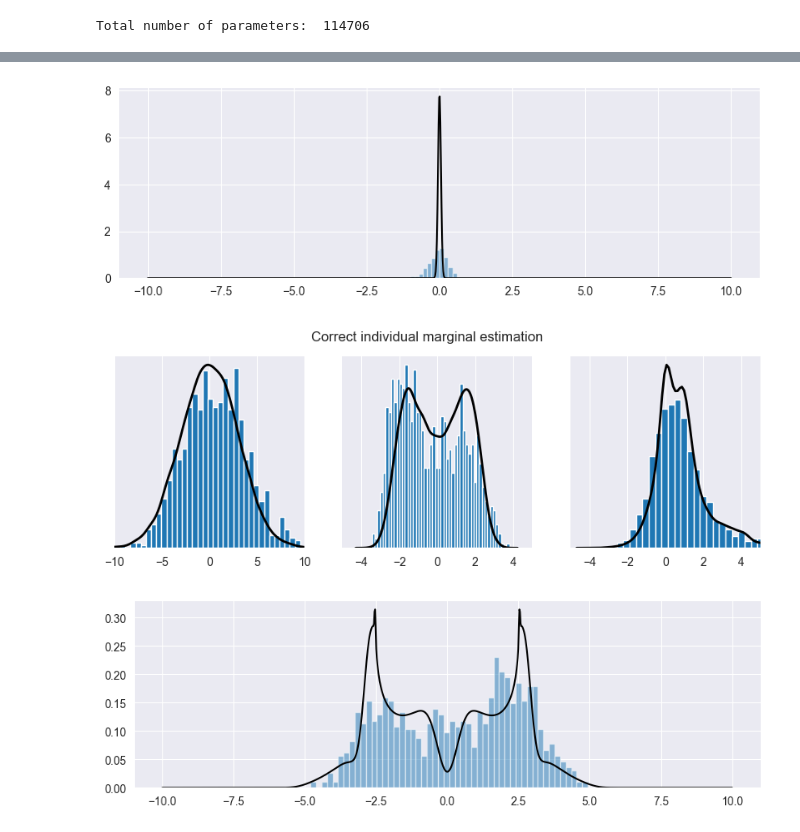
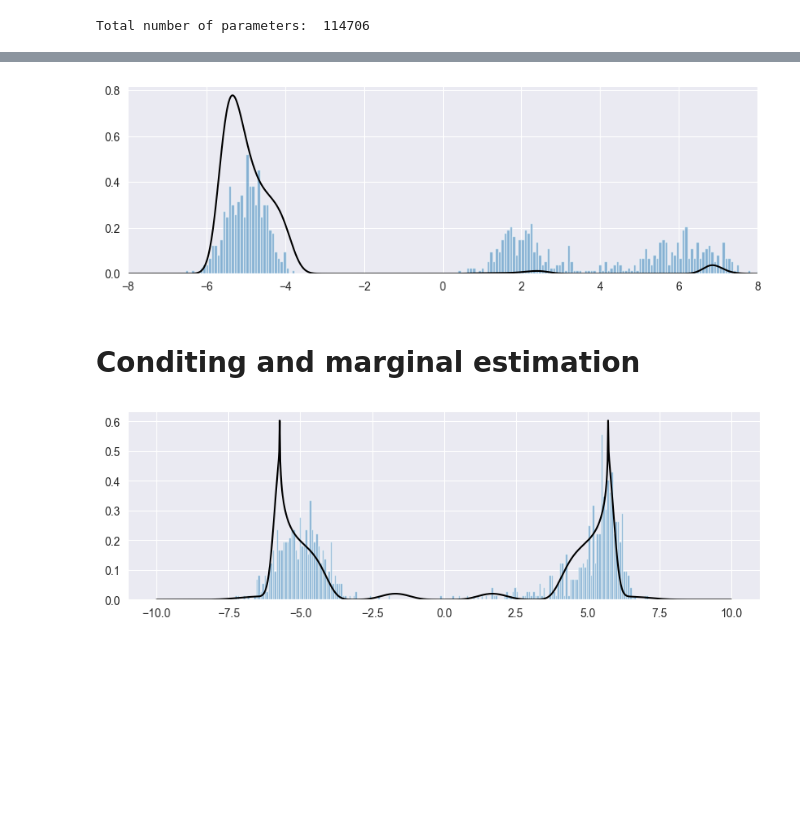
Before and after one commit to sebastianratzenboeck/AstroSimformer, a Jupyter notebook: dev_simformer_slim/train_simformer.ipynb, the cells around one changed output, grey strips where cells are left out. Cells and saved outputs as stored; diff of their text form; code cells hidden in the pictures; blank space fills up the shorter version.

```diff
--- a/dev_simformer_slim/train_simformer.ipynb
+++ b/dev_simformer_slim/train_simformer.ipynb
@@ -352,6 +352,6 @@ if model_path_name is not None:
     tsm.load_best_model(model_path_name)
 else:
     print("No model saved, fitting anew")
-    tsm.fit(epochs=50)
+    tsm.fit(epochs=100)
 # %% [output]
 No model saved, fitting anew
@@ -423,9 +423,12 @@ plt.show()
+# %%
+# x_o = data_clean[1,:,0]
+x_o = jnp.array([-5.1807,  1.6363,  3.2670])
 # %%
 # Conditional sampling
 
 # Full conditional estimation
 theta = jnp.linspace(-10, 10, 1000)
-x_o = data_clean[66,:,0]
+# x_o = data_clean[66,:,0]
 # standardize the data
 x_o_nm = (x_o - means) / stds
 true_post = true_posterior(theta, x_o[1], x_o[2])
@@ -435,10 +438,12 @@ samples = (jax.device_get(ys)[:,-1,:] * stds) + means
 fig = plt.figure(figsize=(10, 3))
 plt.plot(theta, true_post, color="k", label="True posterior")
 plt.hist(
-    samples[:, 0], bins=50, density=True,
+    samples[:, 0], bins=200, density=True,
     color="C0", alpha=0.5, label="Simformer samples"
 )
+r = -8, 8
+plt.xlim(r)
 plt.show()
 # %% [output]
-[figure, old version]
+[figure, new version]
 # %%
@@ -463,33 +468,33 @@ marginal_samples3 = (jax.device_get(marginal_samples3)[:,-1,:] * stds[2]) + mean
 # %%
-import seaborn as sns
-import numpy as np
-
-fig, ax = plt.subplots(1,3, figsize=(10,3))
-ax[0].hist(marginal_samples1, bins=50, density=True)
-ax[1].hist(marginal_samples2[:, 0], bins=50, density=True)
-ax[2].hist(marginal_samples3[:, 0], bins=50, density=True)
-sns.kdeplot(data_clean_no_norm[:, 0, 0], ax=ax[0], color="black", linewidth=2)
-sns.kdeplot(data_clean_no_norm[:, 1, 0], ax=ax[1], color="black", linewidth=2)
-sns.kdeplot(data_clean_no_norm[:, 2, 0], ax=ax[2], color="black", linewidth=2)
-
-ax[0].set_xlim(-10,10)
-ax[1].set_xlim(-5,5)
-ax[2].set_xlim(-5,5)
-fig.suptitle("Correct individual marginal estimation")
-for ax in ax:
-    ax.yaxis.set_visible(False)
-    # remove y spines
-    ax.spines['left'].set_visible(False)
+# import seaborn as sns
+# import numpy as np
+#
+# fig, ax = plt.subplots(1,3, figsize=(10,3))
+# ax[0].hist(marginal_samples1, bins=50, density=True)
+# ax[1].hist(marginal_samples2[:, 0], bins=50, density=True)
+# ax[2].hist(marginal_samples3[:, 0], bins=50, density=True)
+# sns.kdeplot(data_clean_no_norm[:, 0, 0], ax=ax[0], color="black", linewidth=2)
+# sns.kdeplot(data_clean_no_norm[:, 1, 0], ax=ax[1], color="black", linewidth=2)
+# sns.kdeplot(data_clean_no_norm[:, 2, 0], ax=ax[2], color="black", linewidth=2)
+#
+# ax[0].set_xlim(-10,10)
+# ax[1].set_xlim(-5,5)
+# ax[2].set_xlim(-5,5)
+# fig.suptitle("Correct individual marginal estimation")
+# for ax in ax:
+#     ax.yaxis.set_visible(False)
+#     # remove y spines
+#     ax.spines['left'].set_visible(False)
-# %% [output]
-[figure, removed]
+# %% [markdown]
+# Conditing and marginal estimation
 # %%
 # Marginal estimation alone (if you leave out marginal consitstency in the loss, this will fail but the above will still work!)
 shape = (2**10,)
 
 # x_o = data_clean[4,:,0]
-x_o = jnp.array([-2.2577, -1.7302,  0.6419])
+# x_o = jnp.array([-2.2577, -1.7302,  0.6419])
 # standardize the data
-x_o_nm = (x_o - means) / stds
+# x_o_nm = (x_o - means) / stds
 
 condition_mask = jnp.array([0, 1], dtype=int)
 node_ids_fit =  jnp.array([0, 2])             # the array you’re testing
@@ -507,20 +512,20 @@ marginal_samples_denorm = (jax.device_get(marginal_samples1)[:,-1,:] * stds[node
 # %%
 # # Full conditional estimation
 theta = jnp.linspace(-10, 10, 1000)
 x1_grid = jnp.linspace(-10, 10, 500)  # cover plausible x1 range
 posterior_marg = marginal_posterior_theta_given_x2_trapz_jax(
     theta, x_o[-1], x1_grid,
     sigma_x1=0.5, sigma_x2=0.5,
     mean_loc=0.0, mean_scale=3.0
 )
 
 r = -10, 10
 fig = plt.figure(figsize=(10, 3))
 plt.plot(theta, posterior_marg, color="k", label="True posterior")
 plt.hist(
-    marginal_samples_denorm[:, 0], bins=50, density=True,
+    marginal_samples_denorm[:, 0], bins=200, density=True,
     color="C0", alpha=0.5, label="Simformer samples"
 )
 plt.show()
 # %% [output]
-[figure, old version]
+[figure, new version]
```
Also changed, not shown: parts of 5 cells of this notebook, 14 other files.
